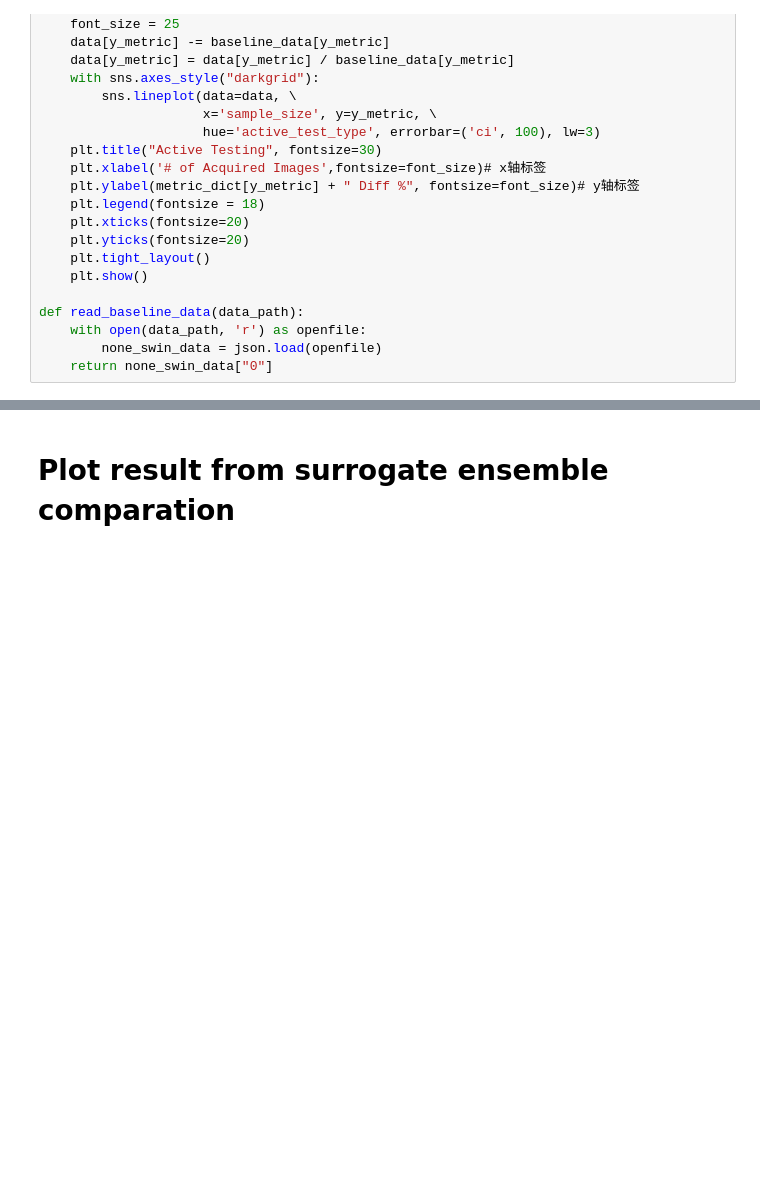
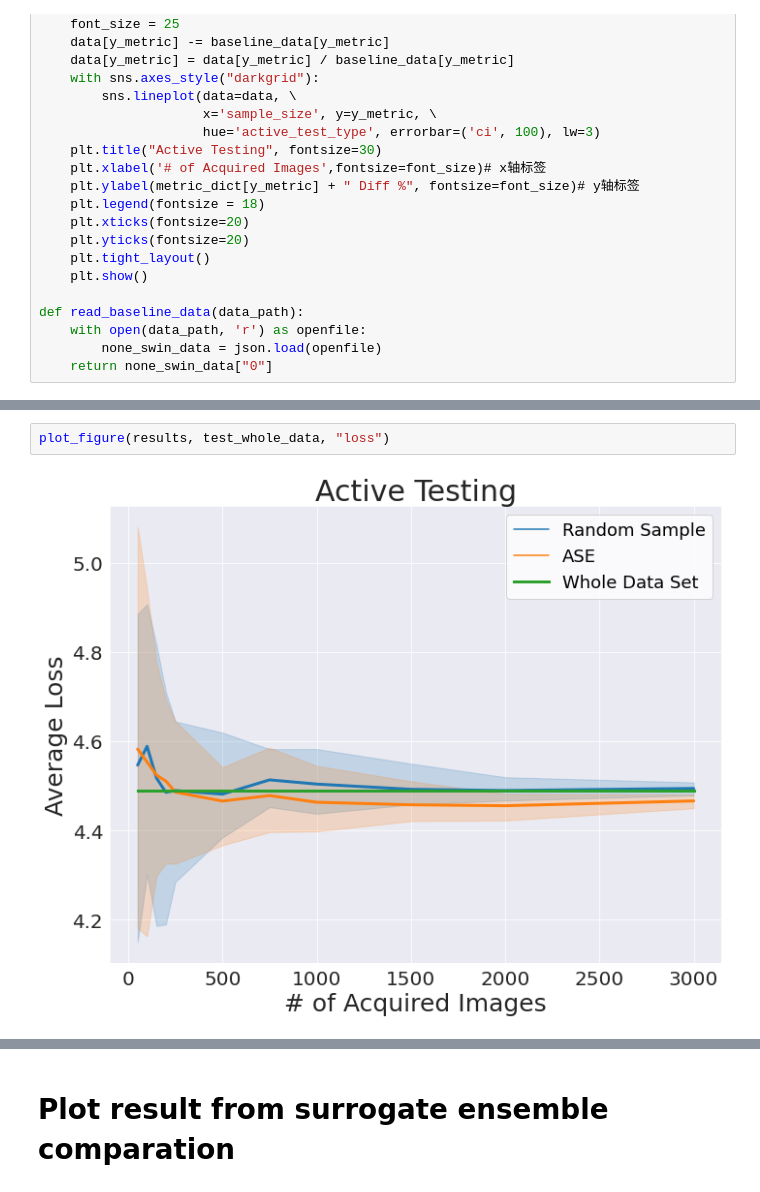
Before and after one commit to susanbao/orkspace, a Jupyter notebook: DINO/active_test_figure.ipynb, the cells around one changed output, grey strips where cells are left out. Cells and saved outputs as stored; diff of their text form; blank space fills up the shorter version.

```diff
--- a/DINO/active_test_figure.ipynb
+++ b/DINO/active_test_figure.ipynb
@@ -142,0 +129,4 @@ plot_figure(results, test_whole_data, "mAP")
+# %%
+plot_figure(results, test_whole_data, "loss")
+# %% [output]
+[figure, added]
```
Also changed, not shown: parts of 8 cells of this notebook, 7 other files.
